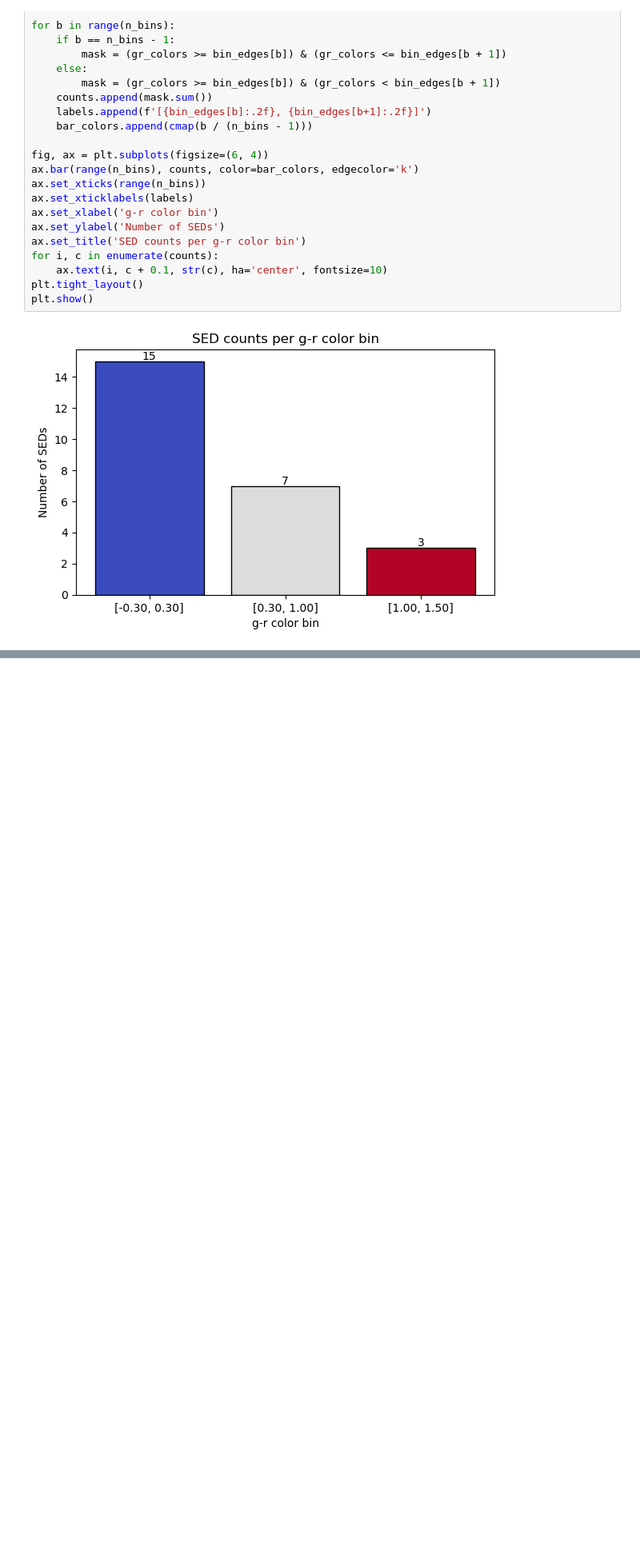
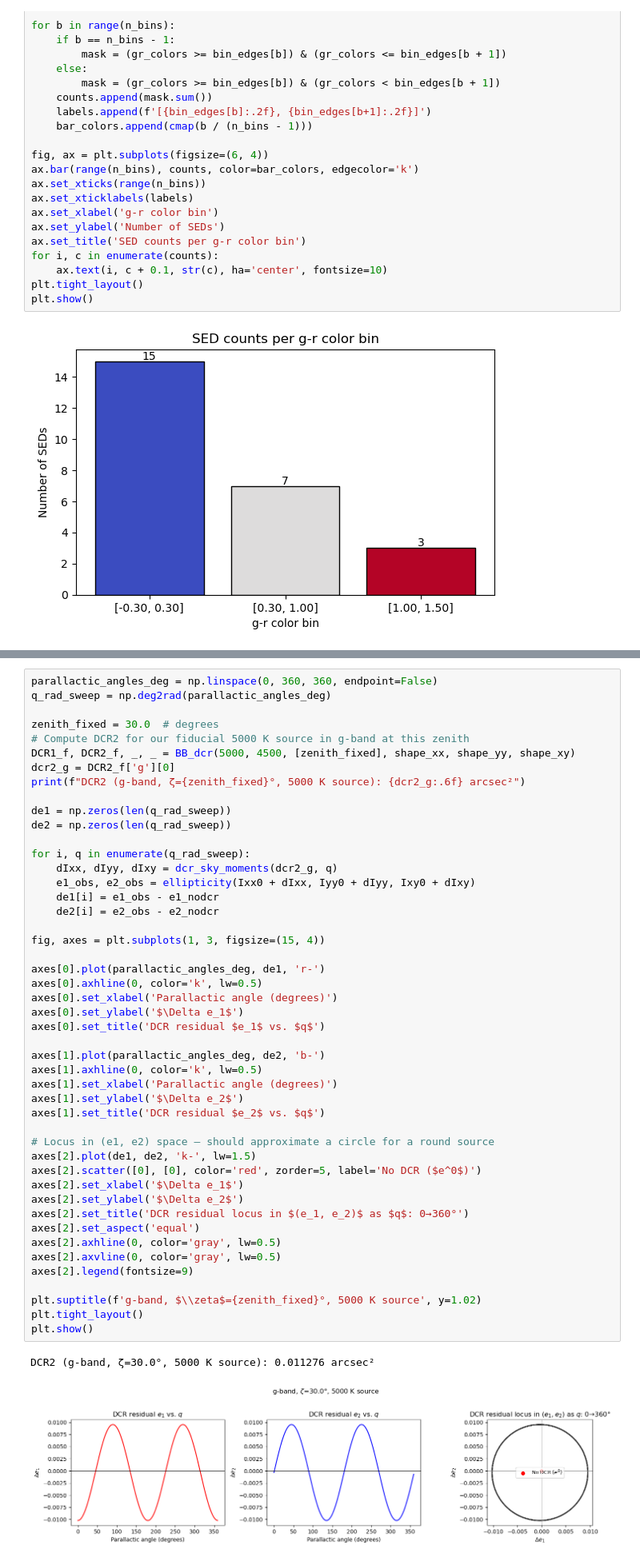
Before and after one commit to LSSTDESC/DifferentialCR, a Jupyter notebook: simulate_DCR2.ipynb, the cells around one changed output, grey strips where cells are left out. Shown at 80% size. Drawn from its saved outputs; the diff is of its cells as text; blank space fills up the shorter version.

```diff
--- a/simulate_DCR2.ipynb
+++ b/simulate_DCR2.ipynb
@@ -294,0 +440,50 @@ array([3000.        , 3115.82969353, 3236.13155969, 3361.07826861,
+# %%
+parallactic_angles_deg = np.linspace(0, 360, 360, endpoint=False)
+q_rad_sweep = np.deg2rad(parallactic_angles_deg)
+
+zenith_fixed = 30.0  # degrees
+# Compute DCR2 for our fiducial 5000 K source in g-band at this zenith
+DCR1_f, DCR2_f, _, _ = BB_dcr(5000, 4500, [zenith_fixed], shape_xx, shape_yy, shape_xy)
+dcr2_g = DCR2_f['g'][0]
+print(f"DCR2 (g-band, ζ={zenith_fixed}°, 5000 K source): {dcr2_g:.6f} arcsec²")
+
+de1 = np.zeros(len(q_rad_sweep))
+de2 = np.zeros(len(q_rad_sweep))
+
+for i, q in enumerate(q_rad_sweep):
+    dIxx, dIyy, dIxy = dcr_sky_moments(dcr2_g, q)
+    e1_obs, e2_obs = ellipticity(Ixx0 + dIxx, Iyy0 + dIyy, Ixy0 + dIxy)
+    de1[i] = e1_obs - e1_nodcr
+    de2[i] = e2_obs - e2_nodcr
+
+fig, axes = plt.subplots(1, 3, figsize=(15, 4))
+
+axes[0].plot(parallactic_angles_deg, de1, 'r-')
+axes[0].axhline(0, color='k', lw=0.5)
+axes[0].set_xlabel('Parallactic angle (degrees)')
+axes[0].set_ylabel('$\Delta e_1$')
+axes[0].set_title('DCR residual $e_1$ vs. $q$')
+
+axes[1].plot(parallactic_angles_deg, de2, 'b-')
+axes[1].axhline(0, color='k', lw=0.5)
+axes[1].set_xlabel('Parallactic angle (degrees)')
+axes[1].set_ylabel('$\Delta e_2$')
+axes[1].set_title('DCR residual $e_2$ vs. $q$')
+
+# Locus in (e1, e2) space — should approximate a circle for a round source
+axes[2].plot(de1, de2, 'k-', lw=1.5)
+axes[2].scatter([0], [0], color='red', zorder=5, label='No DCR ($e^0$)')
+axes[2].set_xlabel('$\Delta e_1$')
+axes[2].set_ylabel('$\Delta e_2$')
+axes[2].set_title('DCR residual locus in $(e_1, e_2)$ as $q$: 0→360°')
+axes[2].set_aspect('equal')
+axes[2].axhline(0, color='gray', lw=0.5)
+axes[2].axvline(0, color='gray', lw=0.5)
+axes[2].legend(fontsize=9)
+
+plt.suptitle(f'g-band, $\\zeta$={zenith_fixed}°, 5000 K source', y=1.02)
+plt.tight_layout()
+plt.show()
+# %% [output]
+DCR2 (g-band, ζ=30.0°, 5000 K source): 0.011276 arcsec²
+[figure, added]
```
Also changed, not shown: parts of 20 cells of this notebook, 3 other files.
